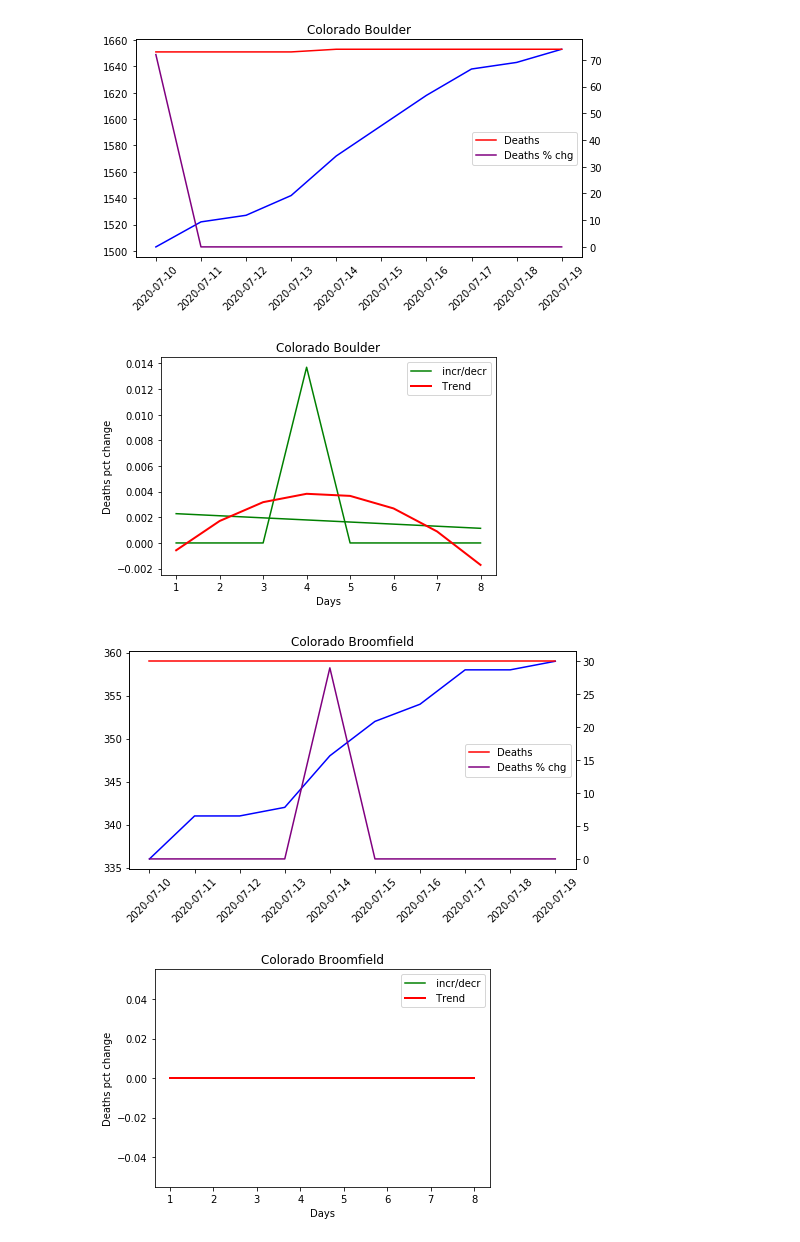
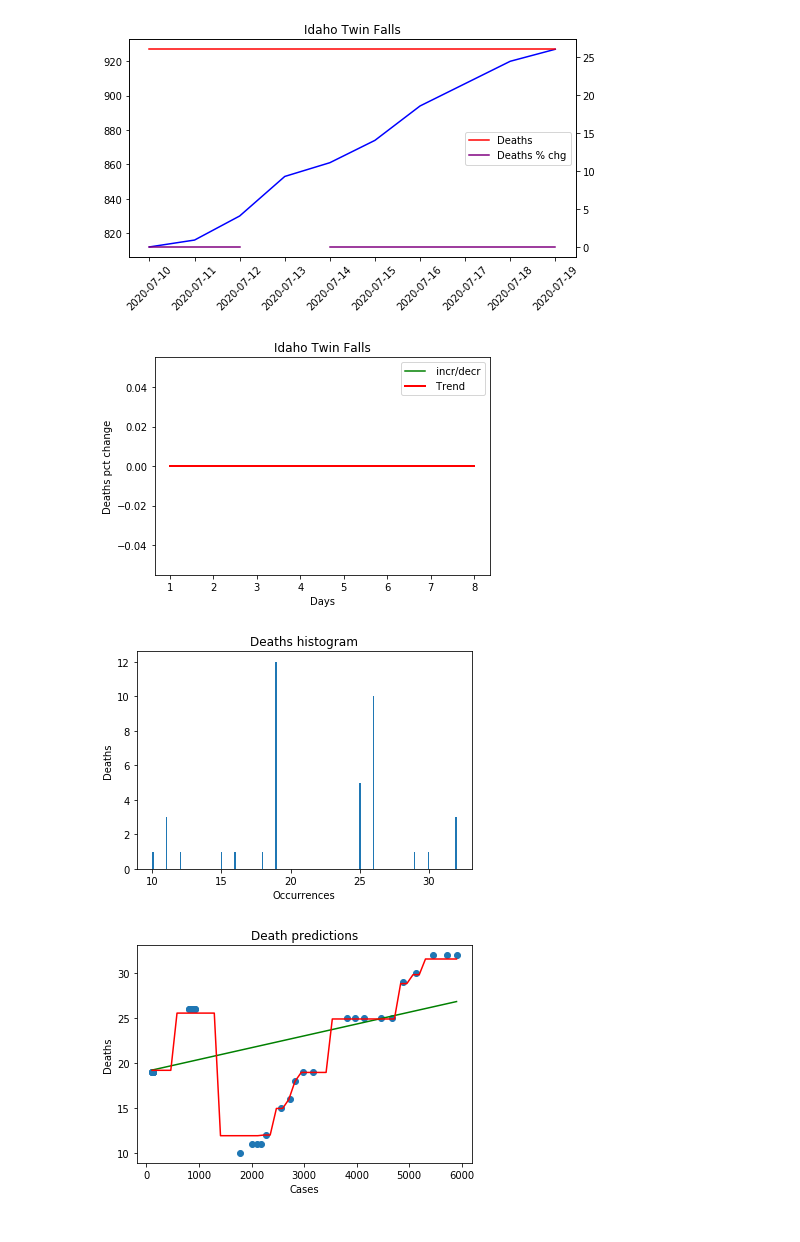
Before and after one commit to Andru-1987/python-deep-learning, a Jupyter notebook: time series covid 19.ipynb, the cells around one changed output. Drawn from its saved outputs; the diff is of its cells as text; code cells hidden in the pictures.

```diff
--- a/time series covid 19.ipynb
+++ b/time series covid 19.ipynb
@@ -31,9 +31,10 @@ from scipy.optimize import leastsq
 
 df = pd.read_csv("https://raw.githubusercontent.com/nytimes/covid-19-data/master/us-counties.csv",encoding = "ISO-8859-1")
 
-filter=df["state"].isin(['Colorado','Idaho','Utah'])
+#filter=df["state"].isin(['Colorado','Idaho','Utah'])
+filter=df["state"].isin(['Idaho'])
 df=df[filter]
-filter=df["date"]>='2020-07-1'
+filter=df["date"]>='2020-07-10'
 df=df[filter]
 df=df.sort_values(['county'],ascending=True)
 #print("deaths by county " +str(df.groupby(["state","county",'date'])["cases","deaths"].agg([max])))
@@ -201,7 +202,7 @@ plt.plot(prediction_space,model.predict(prediction_space),c="green")
 
 plt.plot(prediction_space,gbt.predict(prediction_space),c="red")
 plt.title('Death predictions')
-plt.xlabel('Deaths')
-plt.ylabel('Cases')
+plt.ylabel('Deaths')
+plt.xlabel('Cases')
 plt.show()
 # %% [output]
@@ -214,4 +215,4 @@ plt.show()
-[figure, old version]
+[figure, new version]
-[figure, old version]
+[figure, new version]
-[figure, old version]
+[figure, new version]
-[figure, old version]
+[figure, new version]
```
Also changed, not shown: parts of 3 cells of this notebook.
